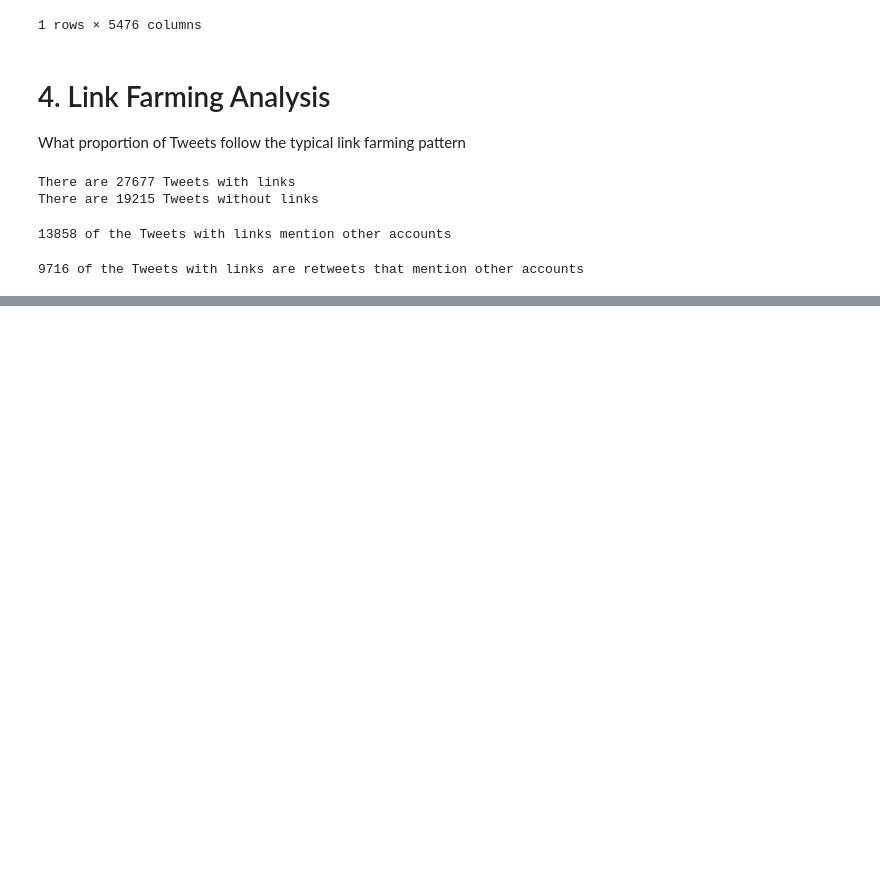
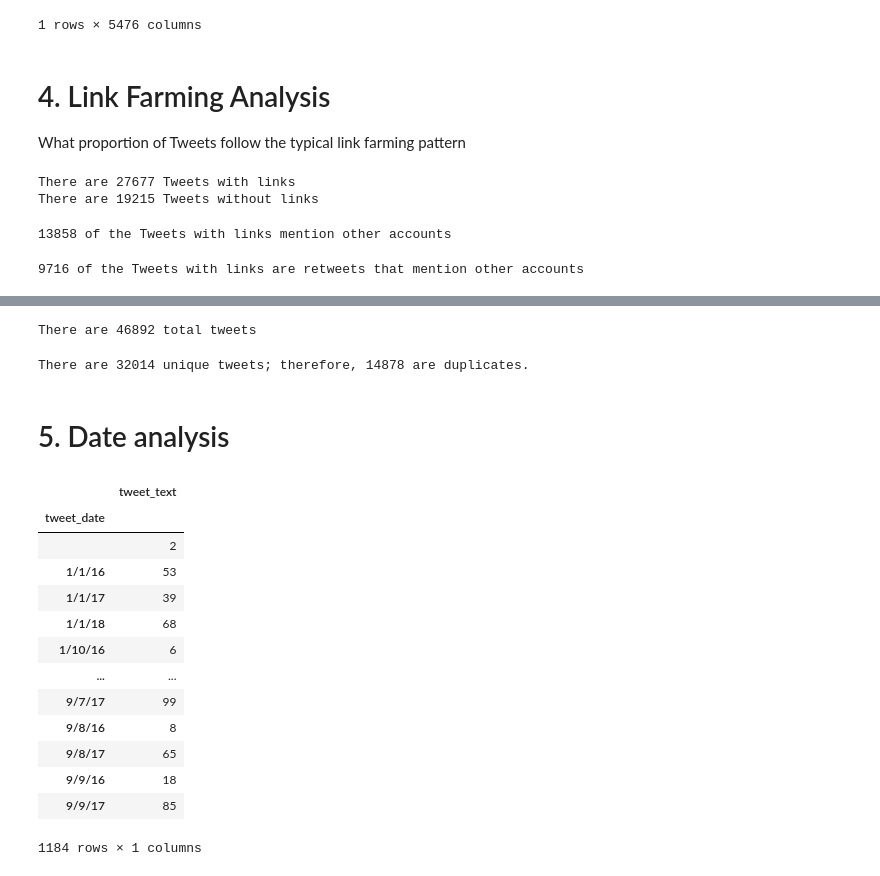
Before and after one commit to micaelamccall/disinformation-twitter, a Jupyter notebook: twitter-disinformation.ipynb, the cells around one changed output, grey strips where cells are left out. Saved outputs shown, nothing was run; the diff lists cells and outputs as text; code cells hidden in the pictures; blank space fills up the shorter version.

Commit message:
add tweets per day

```diff
--- a/twitter-disinformation.ipynb
+++ b/twitter-disinformation.ipynb
@@ -264,6 +264,8 @@ hashtag_count_df
 # 4. Link Farming Analysis
 
 What proportion of Tweets follow the typical link farming pattern
+# %%
+spanish_tweets = pd.read_csv('proj_data/spanish_tweets.csv', encoding='utf-8-sig', index_col = 0).reset_index()
 # %%
 # Replace tweets without link with Null value
 spanish_tweets.urls = spanish_tweets.urls.replace({'[]': np.nan})
@@ -296,0 +303,36 @@ print(str(len(spanish_tweets_url_at_rt)) + " of the Tweets with links are retwee
+# %%
+print("There are " + str(len(spanish_tweets)) + " total tweets")
+# %% [output]
+There are 46892 total tweets
+# %%
+print("There are " + str(len(spanish_tweets_no_content_copy)) + " unique tweets; therefore, " + str(len(spanish_tweets)- len(spanish_tweets_no_content_copy)) + " are duplicates.")
+# %% [output]
+There are 32014 unique tweets; therefore, 14878 are duplicates.
+# %% [markdown]
+# 5. Date analysis
+# %%
+tweet_date = []
+for date in spanish_tweets.tweet_time:
+    tweet_date.append(str(date)[:-5].strip())
+
+spanish_tweets['tweet_date'] = tweet_date
+# %%
+tweets_per_day = spanish_tweets.groupby('tweet_date')[['tweet_text']].count()
+tweets_per_day.to_csv('proj_data/tweets_per_day.csv', encoding='utf-8-sig')
+# %%
+tweets_per_day
+# %% [output]
+|  | tweet_text |
+| tweet_date |  |
+|  | 2 |
+| 1/1/16 | 53 |
+| 1/1/17 | 39 |
+| 1/1/18 | 68 |
+| 1/10/16 | 6 |
+| ... | ... |
+| 9/7/17 | 99 |
+| 9/8/16 | 8 |
+| 9/8/17 | 65 |
+| 9/9/16 | 18 |
+| 9/9/17 | 85 |
+1184 rows × 1 columns
```
Also changed, not shown: parts of 2 cells of this notebook, 1 other file.
